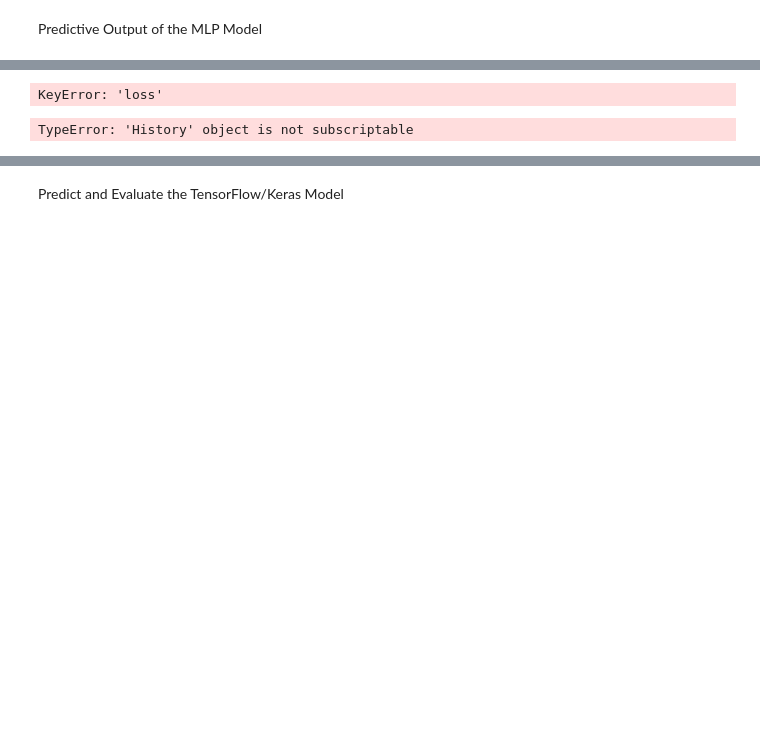
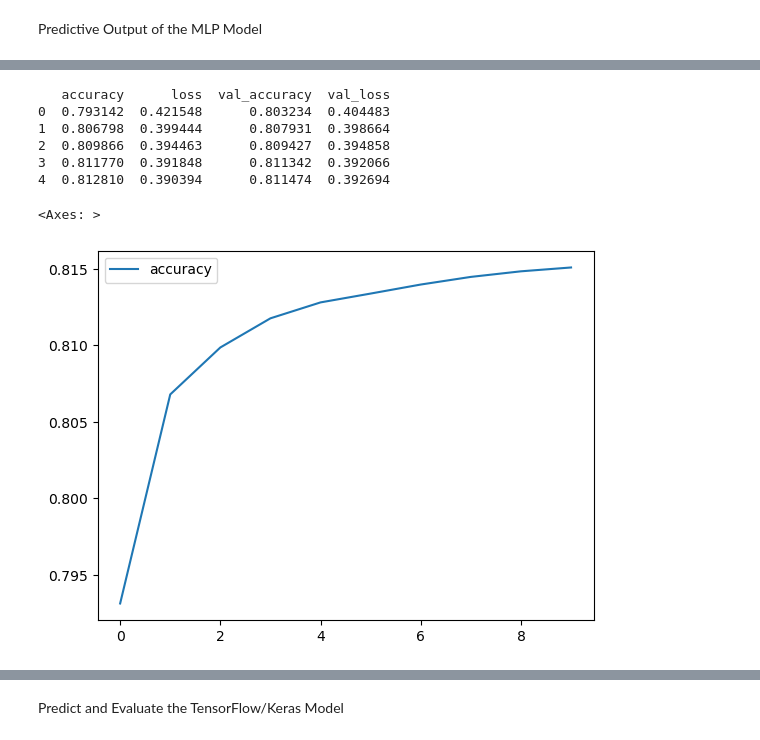
Before and after one commit to MWatkins87/House_of_Hope, a Jupyter notebook: thood.ipynb, the cells around one changed output, grey strips where cells are left out. Cells and saved outputs as stored; diff of their text form; code cells hidden in the pictures; blank space fills up the shorter version.

Commit message:
MLP model update, GBM modeel push, MLP_optimize push

```diff
--- a/thood.ipynb
+++ b/thood.ipynb
@@ -14,8 +14,8 @@ from sklearn.datasets import load_iris
 Step 2: Prepare Your Data
 # %%
 # Load the dataset
-cleaned_df = pd.read_csv('clean_df.csv')
-cleaned_df.head(5)
+clean_df = pd.read_csv('clean_df.csv')
+clean_df.head(5)
 # %% [output]
 |  | EDUC | MARSTAT | SERVICES | LOS | PSOURCE | NOPRIOR | ARRESTS | EMPLOY | METHUSE | PSYPROB | ... | ... |
 | 0 | 3 | 1 | 7 | 7 | 6 | 1 | 0 | 2 | 2 | 1 | ... | ... |
@@ -26,9 +26,9 @@ cleaned_df.head(5)
 5 rows × 69 columns
 # %%
 # Set the features variable
-X = cleaned_df.drop(columns='REASON')
+X = clean_df.drop(columns='REASON')
 # Set the target variable
-y = cleaned_df["REASON"]
+y = clean_df["REASON"]
 
 # Split the data into training and test sets
 X_train, X_test, y_train, y_test = train_test_split(X, y, test_size=0.3, random_state=42)
@@ -134,14 +156,15 @@ model.summary()
 
 # Compile the model
 model.compile(optimizer='adam', loss='sparse_categorical_crossentropy', metrics=['accuracy'])
+# model.compile(optimizer='adam', loss='binary_crossentropy', metrics=['accuracy'])
 
 # Train the model
-model.fit(X_train, y_train, epochs=50, batch_size=32, validation_split=0.2)
+history = model.fit(X_train, y_train, epochs=10, batch_size=32, validation_split=0.2)
 
 # Evaluate the model
 loss, accuracy = model.evaluate(X_test, y_test)
 print(f'Accuracy: {accuracy:.2f}')
 
 # Save the model
-model.save('mlp_model.h5')
+model.save('mlp_model.keras')
 # %% [output]
@@ -180,22 +201,21 @@ Accuracy: 0.82
 # %%
-# Assuming `model.history` is a History object returned by the `fit` method
-# and `cleaned_df` contains the data you want to plot.
+# Access the history dictionary
+history_dict = history.history
 
-# Access the `history` attribute of the `History` object to get the metrics dictionary
-metrics_dict = model.history.history
+# Create a DataFrame from the history dictionary
+history_df = pd.DataFrame(history_dict)
 
-# Now, you can safely access the "loss" list within the metrics dictionary
-history_df = pd.DataFrame(cleaned_df, index=range(1, len(metrics_dict["loss"]) + 1))
+# Display the first few rows of the DataFrame
+print(history_df.head())
 
 # Assuming "accuracy" is a key in your `cleaned_df` DataFrame, plot the accuracy
 history_df.plot(y="accuracy")
 # %% [output]
-KeyError: 'loss'
+   accuracy      loss  val_accuracy  val_loss
+0  0.793142  0.421548      0.803234  0.404483
+1  0.806798  0.399444      0.807931  0.398664
+2  0.809866  0.394463      0.809427  0.394858
+3  0.811770  0.391848      0.811342  0.392066
+4  0.812810  0.390394      0.811474  0.392694
+<Axes: >
+[figure, added]
-# %%
-# Create a DataFrame containing training history
-history_df = pd.DataFrame(cleaned_df, index=range(1,len(model.history["loss"])+1))
-
-# Plot the accuracy
-history_df.plot(y="accuracy")
-# %% [output]
-TypeError: 'History' object is not subscriptable
```
Also changed, not shown: parts of 9 cells of this notebook, 6 other files.
